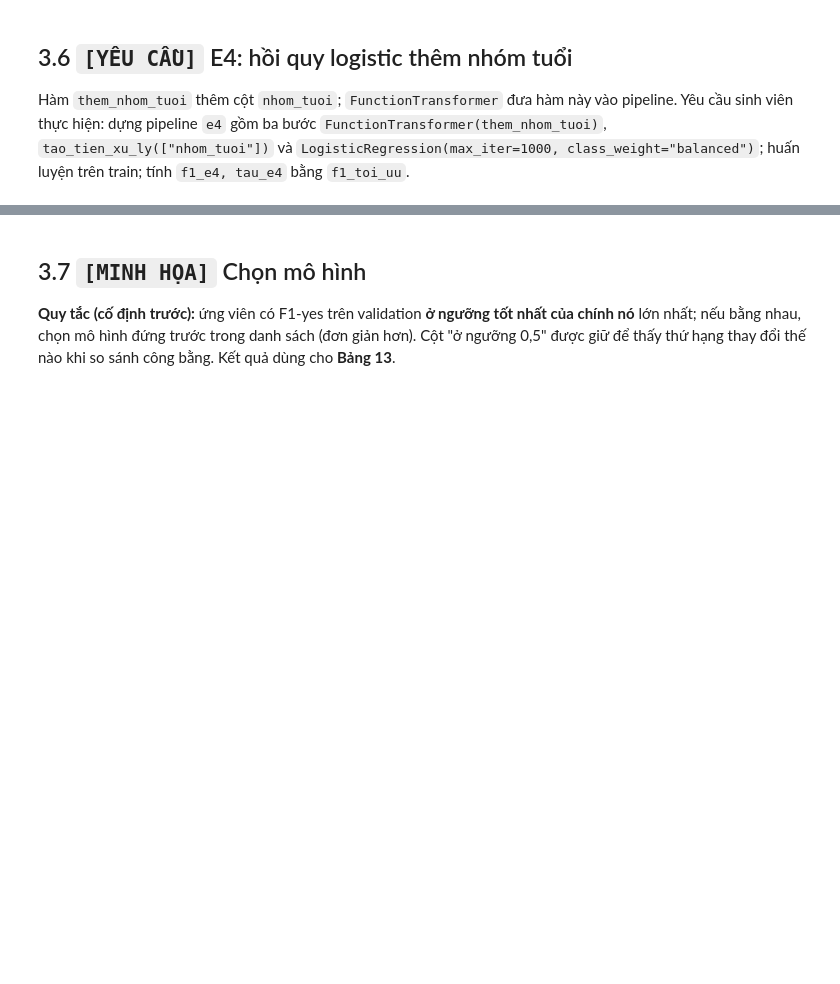
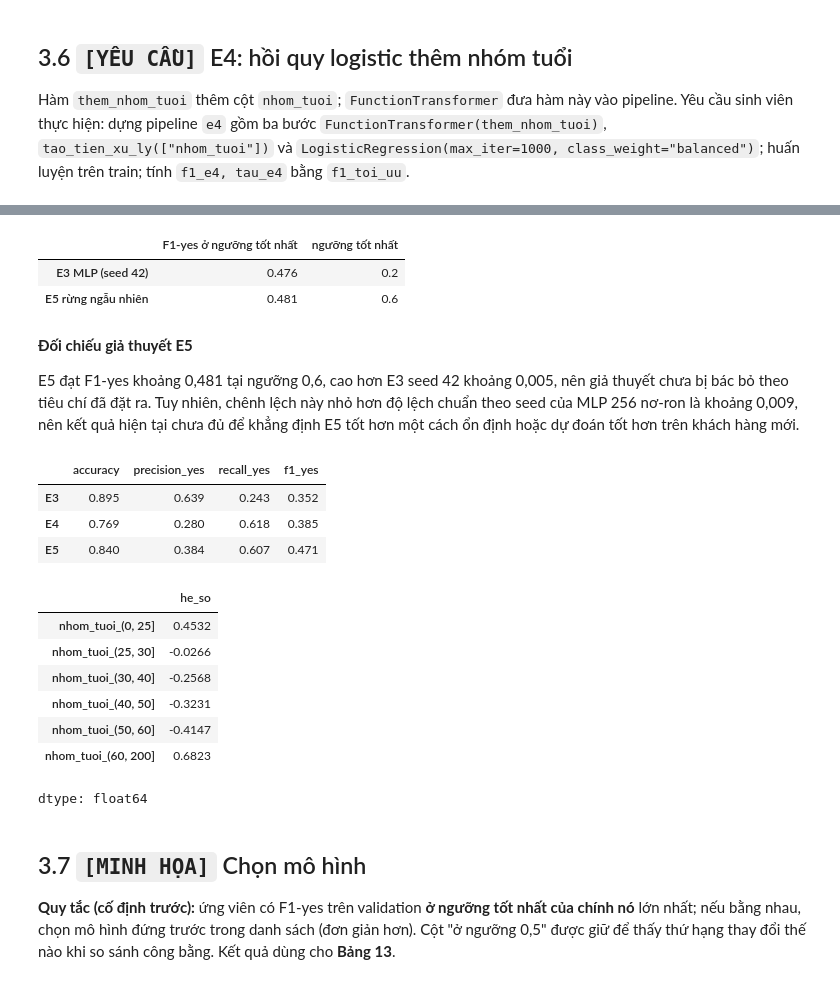
Before and after one commit to HuynhHoangPhong/project_MachineLearning, a Jupyter notebook: week-3_mlp_qua_khop_va_chon_mo_hinh.ipynb, the cells around one changed output, grey strips where cells are left out. Cells and saved outputs as stored; diff of their text form; code cells hidden in the pictures; blank space fills up the shorter version.

```diff
--- a/week-3_mlp_qua_khop_va_chon_mo_hinh.ipynb
+++ b/week-3_mlp_qua_khop_va_chon_mo_hinh.ipynb
@@ -308,9 +453,68 @@ Rừng ngẫu nhiên (*random forest*) huấn luyện nhiều cây quyết đị
 # %%
 from sklearn.ensemble import RandomForestClassifier
+
 ung_vien_them = {}
-# e5 = make_pipeline(tao_tien_xu_ly(), RandomForestClassifier(n_estimators=200, min_samples_leaf=5, class_weight="balanced",
-#                                                             random_state=42, n_jobs=-1)).fit(train, train["y"])
-# ung_vien_them["E5"] = e5
+e5 = make_pipeline(
+    tao_tien_xu_ly(),
+    RandomForestClassifier(
+        n_estimators=200,
+        min_samples_leaf=5,
+        class_weight="balanced",
+        random_state=42,
+        n_jobs=-1
+    )
+).fit(train, train["y"])
+ung_vien_them["E5"] = e5
+
+# Hiển thị kết quả để đối chiếu giả thuyết đã viết
+f1_e5, tau_e5 = f1_toi_uu(e5)
+pd.DataFrame({
+    "E3 MLP (seed 42)": {
+        "F1-yes ở ngưỡng tốt nhất": f1_e3,
+        "ngưỡng tốt nhất": tau_e3
+    },
+    "E5 rừng ngẫu nhiên": {
+        "F1-yes ở ngưỡng tốt nhất": f1_e5,
+        "ngưỡng tốt nhất": tau_e5
+    }
+}).T.round(3)
+# %% [output]
+|  | F1-yes ở ngưỡng tốt nhất | ngưỡng tốt nhất |
+| E3 MLP (seed 42) | 0.476 | 0.2 |
+| E5 rừng ngẫu nhiên | 0.481 | 0.6 |
+# %% [markdown]
+**Đối chiếu giả thuyết E5**
+
+E5 đạt F1-yes khoảng 0,481 tại ngưỡng 0,6, cao hơn E3 seed 42 khoảng 0,005, nên giả thuyết chưa bị bác bỏ theo tiêu chí đã đặt ra. Tuy nhiên, chênh lệch này nhỏ hơn độ lệch chuẩn theo seed của MLP 256 nơ-ron là khoảng 0,009, nên kết quả hiện tại chưa đủ để khẳng định E5 tốt hơn một cách ổn định hoặc dự đoán tốt hơn trên khách hàng mới.
+# %%
+# Bổ sung đầu ra cho Bảng 9 của báo cáo
+bang9_bo_sung = pd.DataFrame({
+    ten: chi_so(val["y"], m.predict(val))
+    for ten, m in {"E3": e3, "E4": e4, "E5": e5}.items()
+}).T
+display(bang9_bo_sung.round(3))
+
+# Bổ sung hệ số nhóm tuổi để đối chiếu giả thuyết E4
+ten_dac_trung_e4 = e4[1].get_feature_names_out()
+he_so_e4 = pd.Series(e4[-1].coef_[0], index=ten_dac_trung_e4)
+display(
+    he_so_e4[he_so_e4.index.str.startswith("nhom_tuoi_")]
+    .rename("he_so")
+    .round(4)
+)
+# %% [output]
+|  | accuracy | precision_yes | recall_yes | f1_yes |
+| E3 | 0.895 | 0.639 | 0.243 | 0.352 |
+| E4 | 0.769 | 0.280 | 0.618 | 0.385 |
+| E5 | 0.840 | 0.384 | 0.607 | 0.471 |
+|  | he_so |
+| nhom_tuoi_(0, 25] | 0.4532 |
+| nhom_tuoi_(25, 30] | -0.0266 |
+| nhom_tuoi_(30, 40] | -0.2568 |
+| nhom_tuoi_(40, 50] | -0.3231 |
+| nhom_tuoi_(50, 60] | -0.4147 |
+| nhom_tuoi_(60, 200] | 0.6823 |
+dtype: float64
 # %% [markdown]
 ## 3.7 `[MINH HỌA]` Chọn mô hình
 **Quy tắc (cố định trước):** ứng viên có F1-yes trên validation **ở ngưỡng tốt nhất của chính nó** lớn nhất; nếu bằng nhau, chọn mô hình đứng trước trong danh sách (đơn giản hơn). Cột "ở ngưỡng 0,5" được giữ để thấy thứ hạng thay đổi thế nào khi so sánh công bằng. Kết quả dùng cho **Bảng 13**.
```
Also changed, not shown: parts of 31 cells of this notebook, 3 other files.
